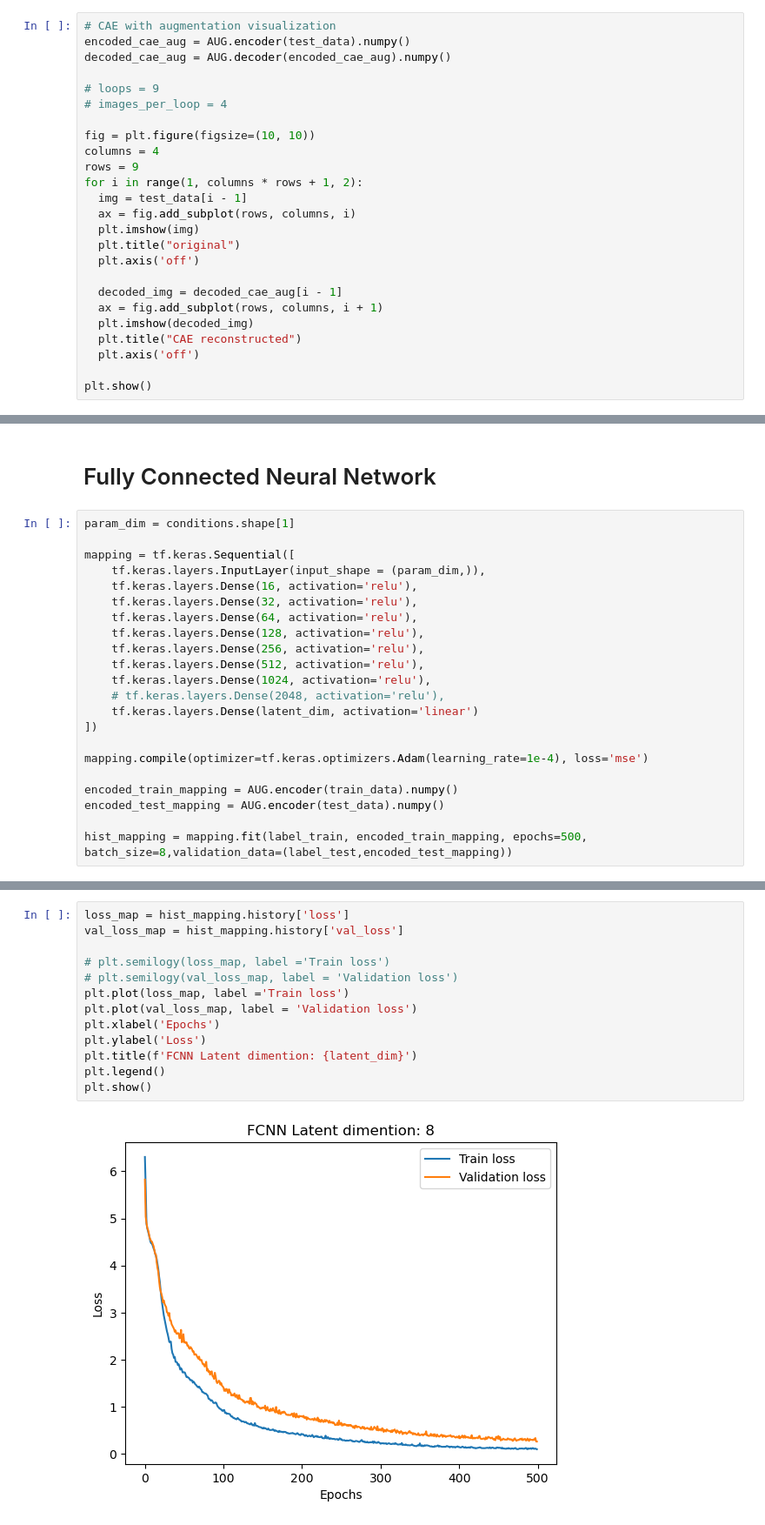
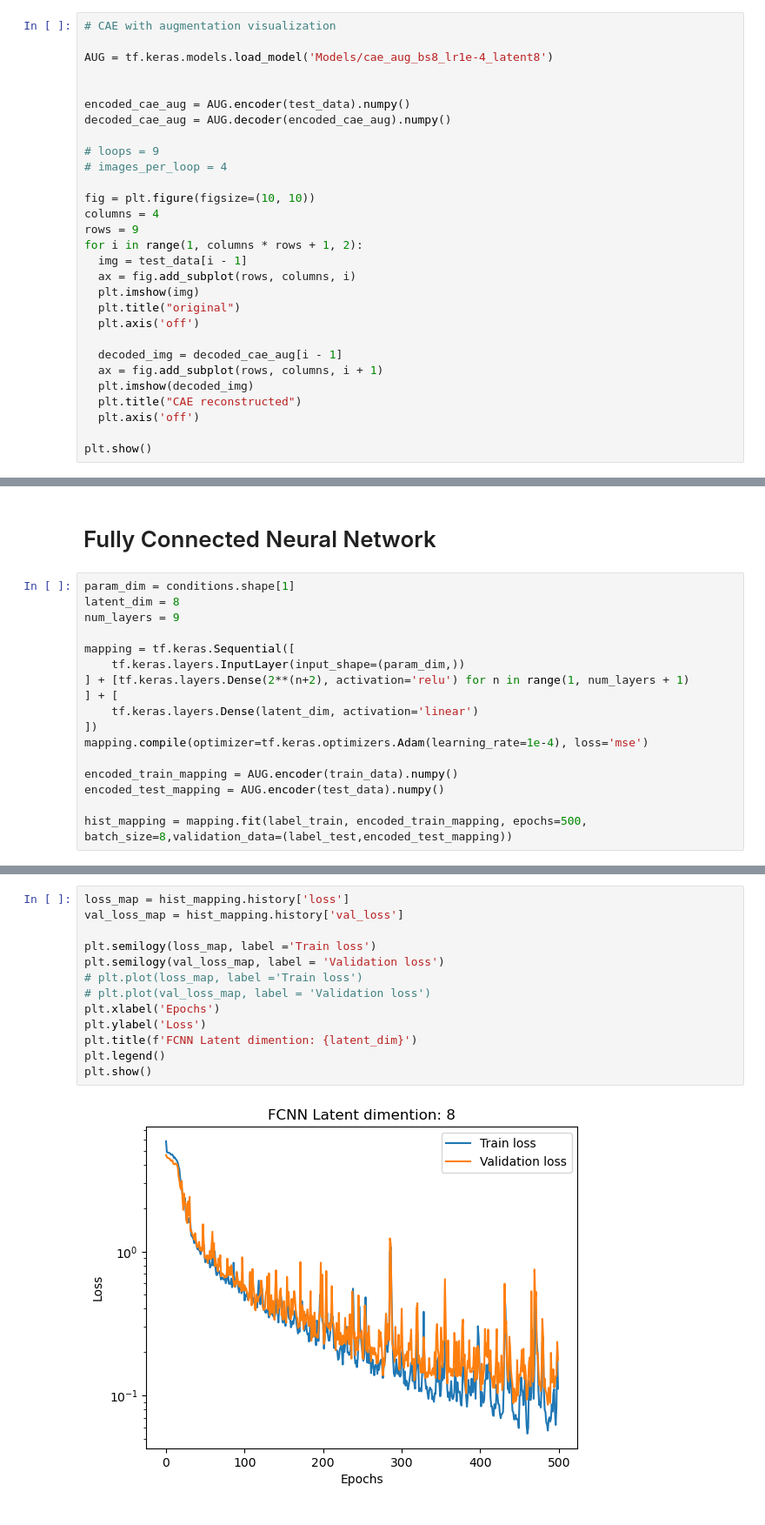
Before and after one commit to zzhuqshun/ML-for-dynamical-system, a Jupyter notebook: Autoencoder.ipynb, the cells around one changed output, grey strips where cells are left out. Shown at 87% size. Saved outputs shown, nothing was run; the diff lists cells and outputs as text.

Commit message:
Model test

```diff
--- a/Autoencoder.ipynb
+++ b/Autoencoder.ipynb
@@ -534,6 +549,10 @@ plt.show()
 [figure]
 # %%
 # CAE with augmentation visualization
+
+AUG = tf.keras.models.load_model('Models/cae_aug_bs8_lr1e-4_latent8')
+
+
 encoded_cae_aug = AUG.encoder(test_data).numpy()
 decoded_cae_aug = AUG.decoder(encoded_cae_aug).numpy()
 
@@ -609,20 +628,15 @@ plt.show()
 # Fully Connected Neural Network
 # %%
 param_dim = conditions.shape[1]
+latent_dim = 8
+num_layers = 9
 
 mapping = tf.keras.Sequential([
-    tf.keras.layers.InputLayer(input_shape = (param_dim,)),
-    tf.keras.layers.Dense(16, activation='relu'),
-    tf.keras.layers.Dense(32, activation='relu'),
-    tf.keras.layers.Dense(64, activation='relu'),
-    tf.keras.layers.Dense(128, activation='relu'),
-    tf.keras.layers.Dense(256, activation='relu'),
-    tf.keras.layers.Dense(512, activation='relu'),
-    tf.keras.layers.Dense(1024, activation='relu'),
-    # tf.keras.layers.Dense(2048, activation='relu'),
+    tf.keras.layers.InputLayer(input_shape=(param_dim,))
+] + [tf.keras.layers.Dense(2**(n+2), activation='relu') for n in range(1, num_layers + 1)
+] + [
     tf.keras.layers.Dense(latent_dim, activation='linear')
 ])
-
 mapping.compile(optimizer=tf.keras.optimizers.Adam(learning_rate=1e-4), loss='mse')
 
 encoded_train_mapping = AUG.encoder(train_data).numpy()
@@ -650,18 +664,18 @@ Epoch 500/500
 # %%
 loss_map = hist_mapping.history['loss']
 val_loss_map = hist_mapping.history['val_loss']
 
-# plt.semilogy(loss_map, label ='Train loss')
-# plt.semilogy(val_loss_map, label = 'Validation loss')
-plt.plot(loss_map, label ='Train loss')
-plt.plot(val_loss_map, label = 'Validation loss')
+plt.semilogy(loss_map, label ='Train loss')
+plt.semilogy(val_loss_map, label = 'Validation loss')
+# plt.plot(loss_map, label ='Train loss')
+# plt.plot(val_loss_map, label = 'Validation loss')
 plt.xlabel('Epochs')
 plt.ylabel('Loss')
 plt.title(f'FCNN Latent dimention: {latent_dim}')
 plt.legend()
 plt.show()
 # %% [output]
-[figure, old version]
+[figure, new version]
 # %%
 idx = 19
 # try 19, 32, 100, 170, 230
```
Also changed, not shown: parts of 7 cells of this notebook, 21 other files.
